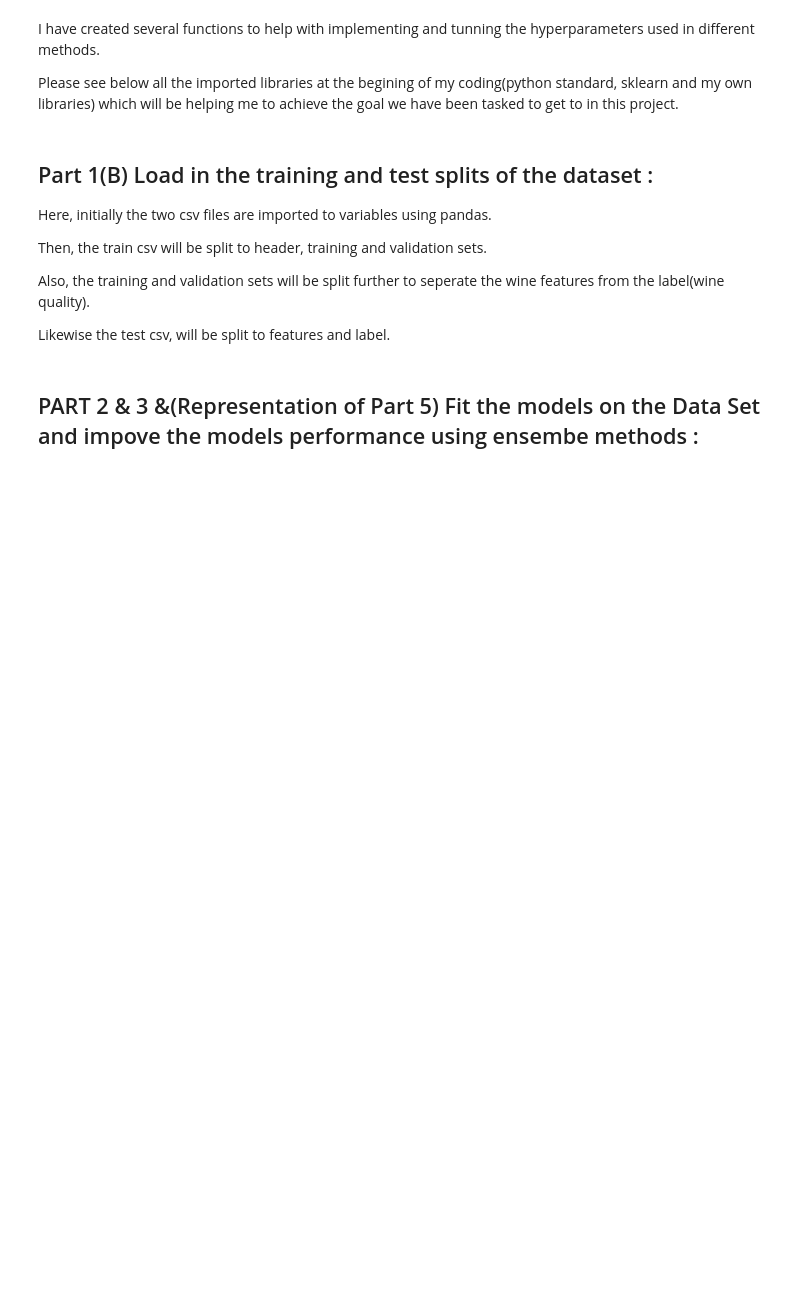
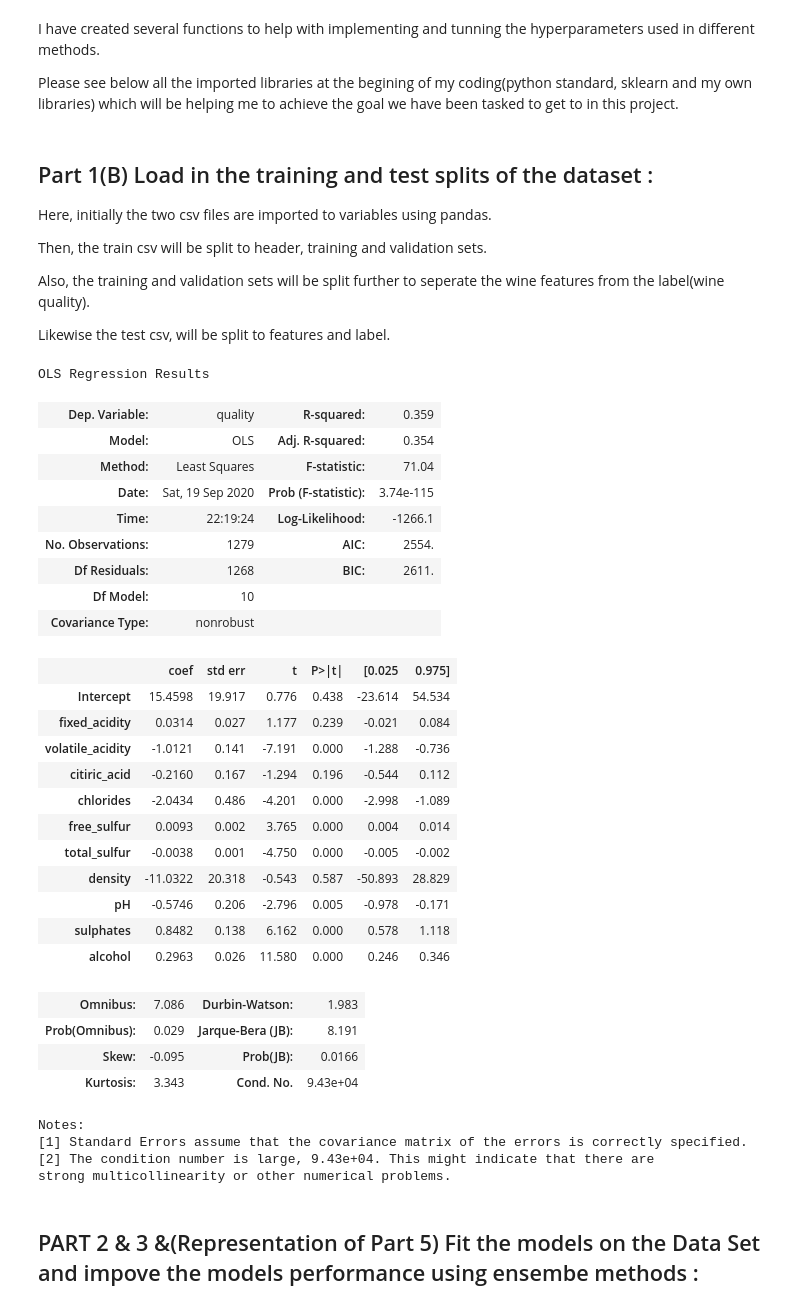
Before and after one commit to Farhad1353/Ensemble-Predicting_Products-Quality, a Jupyter notebook: __Main__.ipynb, the cells around one changed output. Cells and saved outputs as stored; diff of their text form; code cells hidden in the pictures; blank space fills up the shorter version.

Commit message:
Add statistical summary to red wine

```diff
--- a/__Main__.ipynb
+++ b/__Main__.ipynb
@@ -54,3 +90,47 @@ X_test, Y_test = split_features_labels(my_test_File) # splitting the test.csv fi
+# %%
+wine_df = pd.read_csv("./Data/winequality-red-train.csv")
+#print(wine_df.head())
+#wine_df.dtypes
+wine_df.drop(['Unnamed: 0'], axis=1, inplace = True)
+# This is a quick, dirty hack just to allow us to work with some clean data. Don't do stuff like this in practise.
+cols = ["fixed_acidity", "volatile_acidity", "citiric_acid", "residul_sugar", "chlorides", "free_sulfur", "total_sulfur", "density", "pH", "sulphates", "alcohol",  "quality"]
+wine_df.columns = cols
+#print(wine_df.head())
+smf.ols("quality ~ alcohol", data=wine_df).fit().summary()
+fitted_model = prune_models(wine_df, "quality")
+
+fitted_model.summary()
+# %% [output]
+OLS Regression Results
+| Dep. Variable: | quality | R-squared: | 0.359 |
+| Model: | OLS | Adj. R-squared: | 0.354 |
+| Method: | Least Squares | F-statistic: | 71.04 |
+| Date: | Sat, 19 Sep 2020 | Prob (F-statistic): | 3.74e-115 |
+| Time: | 22:19:24 | Log-Likelihood: | -1266.1 |
+| No. Observations: | 1279 | AIC: | 2554. |
+| Df Residuals: | 1268 | BIC: | 2611. |
+| Df Model: | 10 |  |  |
+| Covariance Type: | nonrobust |  |  |
+|  | coef | std err | t | P>|t| | [0.025 | 0.975] |
+| Intercept | 15.4598 | 19.917 | 0.776 | 0.438 | -23.614 | 54.534 |
+| fixed_acidity | 0.0314 | 0.027 | 1.177 | 0.239 | -0.021 | 0.084 |
+| volatile_acidity | -1.0121 | 0.141 | -7.191 | 0.000 | -1.288 | -0.736 |
+| citiric_acid | -0.2160 | 0.167 | -1.294 | 0.196 | -0.544 | 0.112 |
+| chlorides | -2.0434 | 0.486 | -4.201 | 0.000 | -2.998 | -1.089 |
+| free_sulfur | 0.0093 | 0.002 | 3.765 | 0.000 | 0.004 | 0.014 |
+| total_sulfur | -0.0038 | 0.001 | -4.750 | 0.000 | -0.005 | -0.002 |
+| density | -11.0322 | 20.318 | -0.543 | 0.587 | -50.893 | 28.829 |
+| pH | -0.5746 | 0.206 | -2.796 | 0.005 | -0.978 | -0.171 |
+| sulphates | 0.8482 | 0.138 | 6.162 | 0.000 | 0.578 | 1.118 |
+| alcohol | 0.2963 | 0.026 | 11.580 | 0.000 | 0.246 | 0.346 |
+| Omnibus: | 7.086 | Durbin-Watson: | 1.983 |
+| Prob(Omnibus): | 0.029 | Jarque-Bera (JB): | 8.191 |
+| Skew: | -0.095 | Prob(JB): | 0.0166 |
+| Kurtosis: | 3.343 | Cond. No. | 9.43e+04 |
+Notes:
+[1] Standard Errors assume that the covariance matrix of the errors is correctly specified.
+[2] The condition number is large, 9.43e+04. This might indicate that there are
+strong multicollinearity or other numerical problems.
 # %% [markdown]
 ## PART 2 & 3 &(Representation of Part 5) Fit the models on the Data Set and impove the models performance using ensembe methods :
 # %% [markdown]
```
Also changed, not shown: parts of 3 cells of this notebook, 1 other file.
